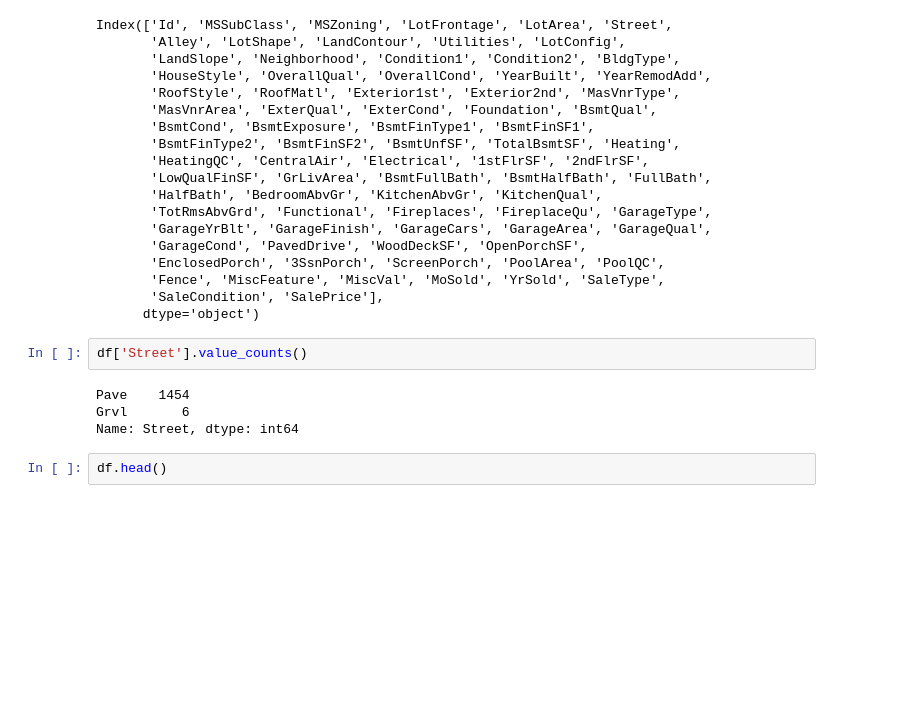
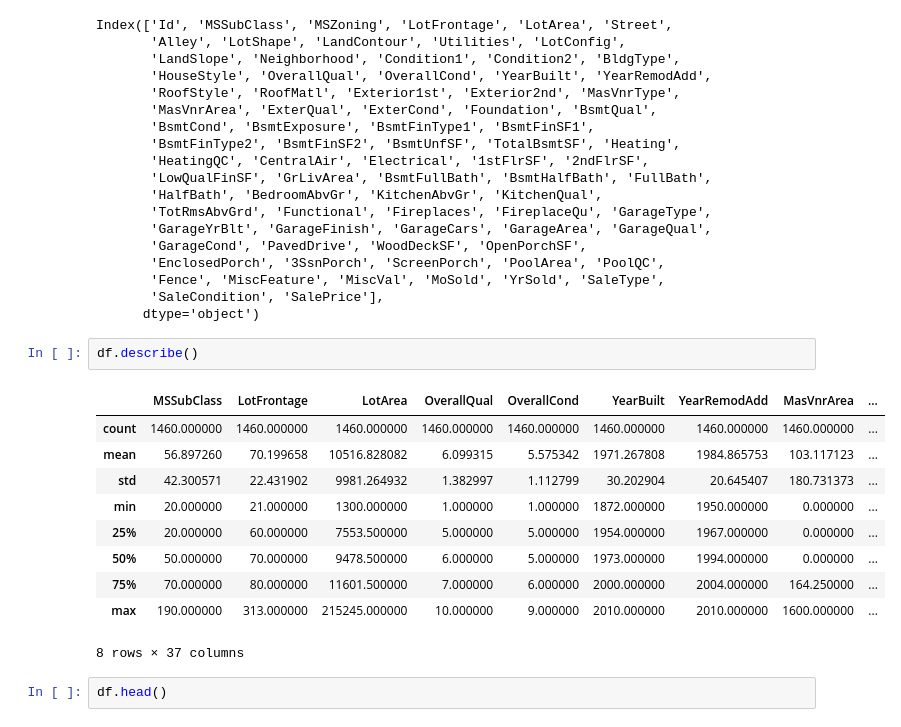
Before and after one commit to binit-ai/California-Housing, a Jupyter notebook: housing_price.ipynb, the cells around one changed output. Cells and saved outputs as stored; diff of their text form; blank space fills up the shorter version.

```diff
--- a/housing_price.ipynb
+++ b/housing_price.ipynb
@@ -33,11 +33,18 @@ Index(['Id', 'MSSubClass', 'MSZoning', 'LotFrontage', 'LotArea', 'Street',
        'SaleCondition', 'SalePrice'],
       dtype='object')
 # %%
-df['Street'].value_counts()
+df.describe()
 # %% [output]
+|  | MSSubClass | LotFrontage | LotArea | OverallQual | OverallCond | YearBuilt | YearRemodAdd | MasVnrArea | ... |
+| count | 1460.000000 | 1460.000000 | 1460.000000 | 1460.000000 | 1460.000000 | 1460.000000 | 1460.000000 | 1460.000000 | ... |
+| mean | 56.897260 | 70.199658 | 10516.828082 | 6.099315 | 5.575342 | 1971.267808 | 1984.865753 | 103.117123 | ... |
+| std | 42.300571 | 22.431902 | 9981.264932 | 1.382997 | 1.112799 | 30.202904 | 20.645407 | 180.731373 | ... |
+| min | 20.000000 | 21.000000 | 1300.000000 | 1.000000 | 1.000000 | 1872.000000 | 1950.000000 | 0.000000 | ... |
+| 25% | 20.000000 | 60.000000 | 7553.500000 | 5.000000 | 5.000000 | 1954.000000 | 1967.000000 | 0.000000 | ... |
+| 50% | 50.000000 | 70.000000 | 9478.500000 | 6.000000 | 5.000000 | 1973.000000 | 1994.000000 | 0.000000 | ... |
+| 75% | 70.000000 | 80.000000 | 11601.500000 | 7.000000 | 6.000000 | 2000.000000 | 2004.000000 | 164.250000 | ... |
+| max | 190.000000 | 313.000000 | 215245.000000 | 10.000000 | 9.000000 | 2010.000000 | 2010.000000 | 1600.000000 | ... |
-Pave    1454
-Grvl       6
-Name: Street, dtype: int64
+8 rows × 37 columns
 # %%
 df.head()
 # %% [output]
```
Also changed, not shown: parts of 10 cells of this notebook.
